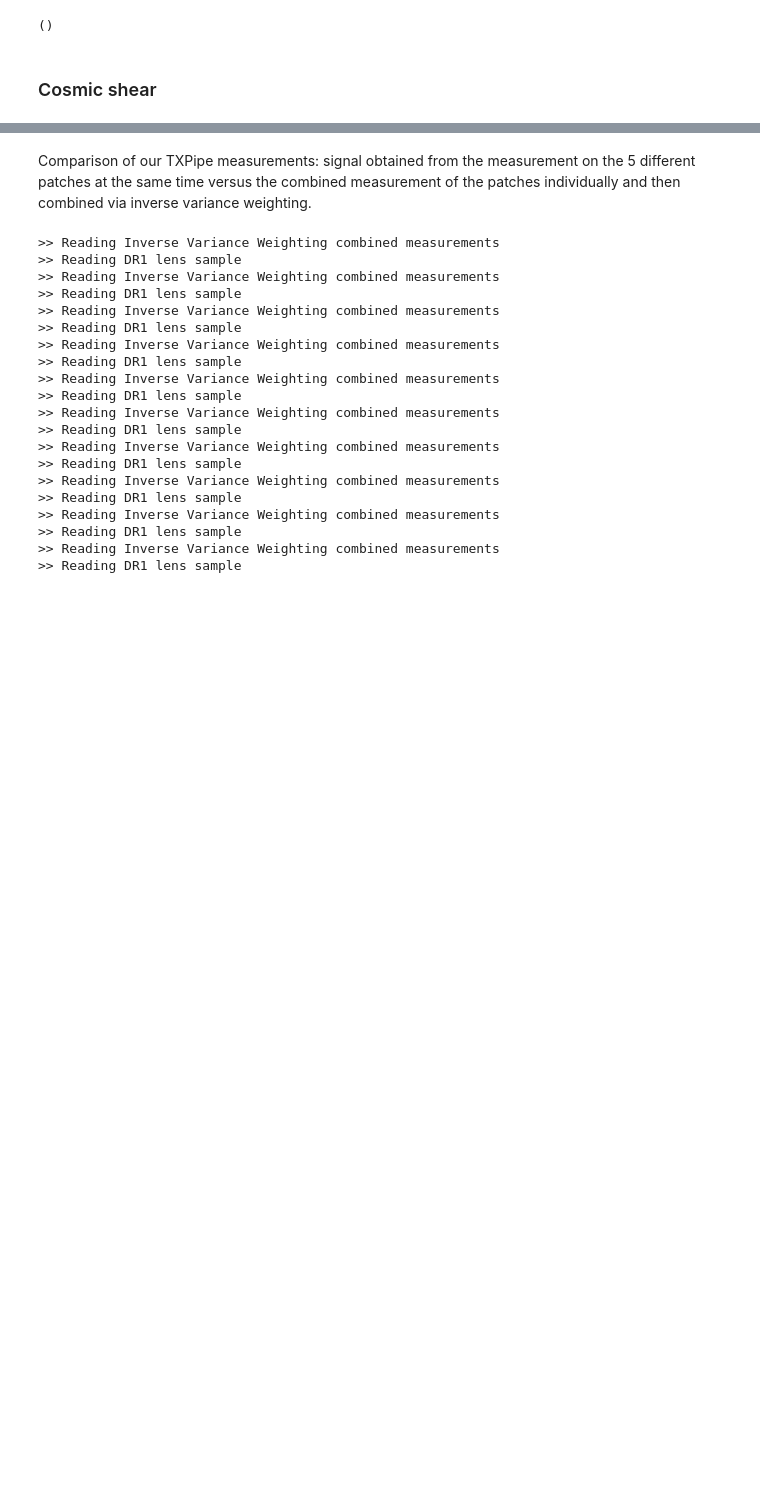
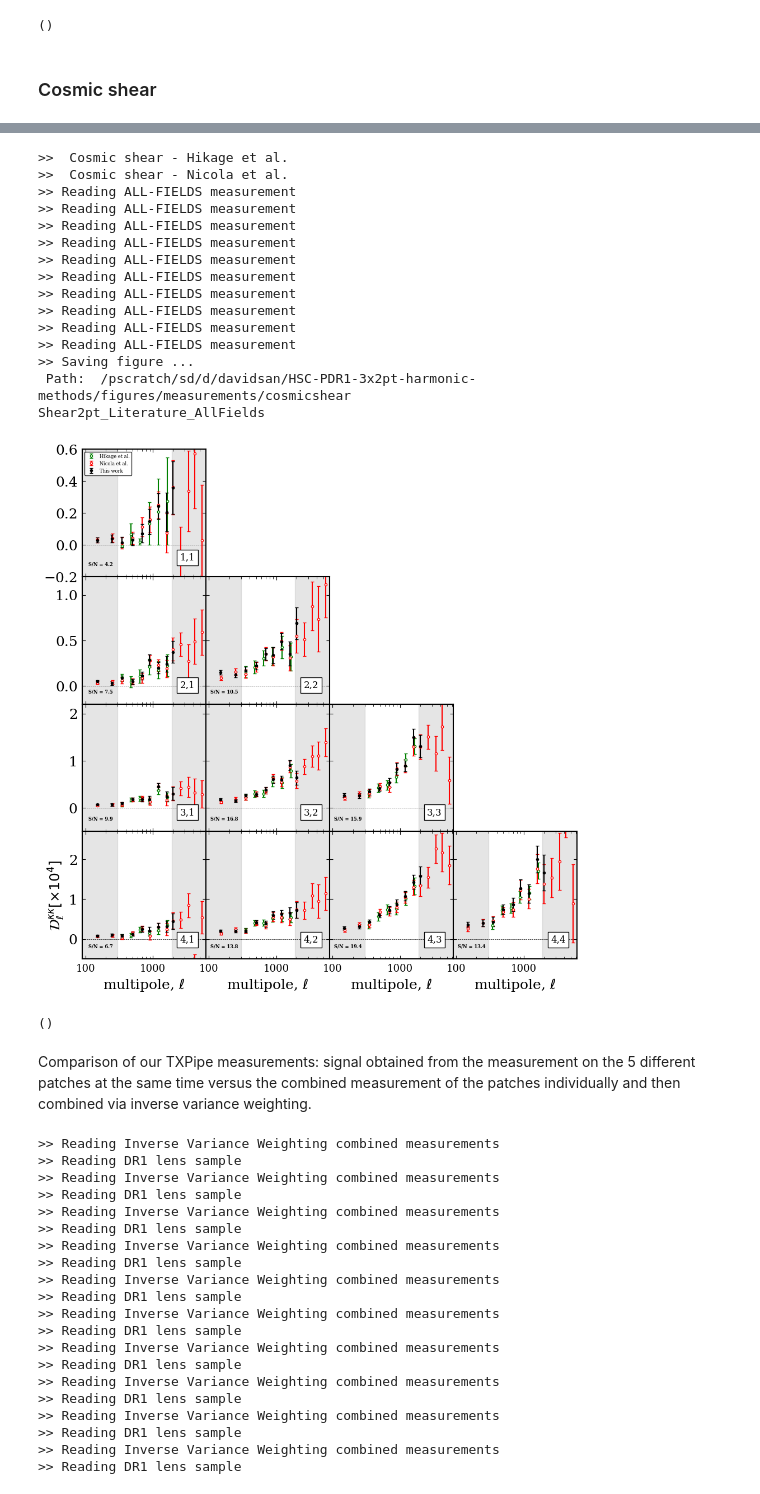
Before and after one commit to davsan06/HSC-PDR1-3x2pt-harmonic-methods, a Jupyter notebook: analysis/NBMeasurementPlot.ipynb, the cells around one changed output, grey strips where cells are left out. Drawn from its saved outputs; the diff is of its cells as text; code cells hidden in the pictures; blank space fills up the shorter version.

```diff
--- a/analysis/NBMeasurementPlot.ipynb
+++ b/analysis/NBMeasurementPlot.ipynb
@@ -244,4 +268,33 @@ Shear2pt_Literature_CombinedIVW
 ()
+# %%
+hmu.Shear2pt_plot(fname = [None],
+                  labels = [None],
+                  add_individual = False,
+                  add_combined = None,
+                  add_allfields=True,
+                  add_literature=True,
+                  add_Hikage_sacc=False,
+                  theory_fname=None,
+                  just_auto = False,
+                  save_fig=True)
+# %% [output]
+>>  Cosmic shear - Hikage et al.
+>>  Cosmic shear - Nicola et al.
+>> Reading ALL-FIELDS measurement
+>> Reading ALL-FIELDS measurement
+>> Reading ALL-FIELDS measurement
+>> Reading ALL-FIELDS measurement
+>> Reading ALL-FIELDS measurement
+>> Reading ALL-FIELDS measurement
+>> Reading ALL-FIELDS measurement
+>> Reading ALL-FIELDS measurement
+>> Reading ALL-FIELDS measurement
+>> Reading ALL-FIELDS measurement
+>> Saving figure ...
+ Path:  /pscratch/sd/d/davidsan/HSC-PDR1-3x2pt-harmonic-methods/figures/measurements/cosmicshear
+Shear2pt_Literature_AllFields
+[figure, added]
+()
 # %% [markdown]
 Comparison of our TXPipe measurements: signal obtained from the measurement on the 5 different patches at the same time versus the combined measurement of the patches individually and then combined via inverse variance weighting.
 # %%
```
Also changed, not shown: parts of 52 cells of this notebook, 1 other file.
